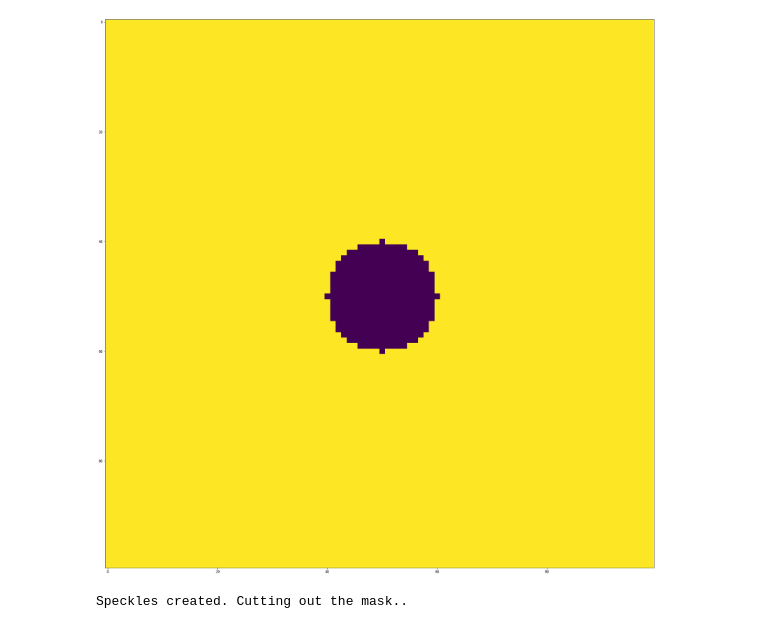
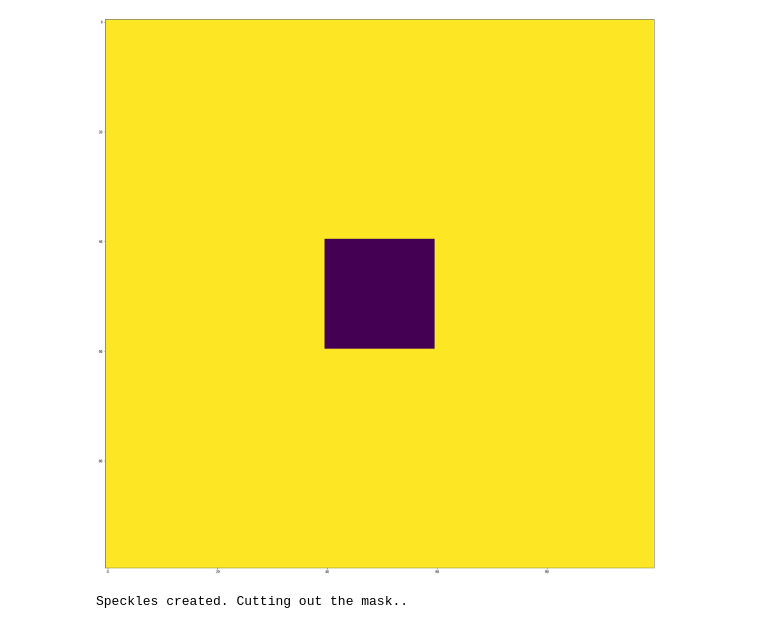
Before and after one commit to ddolzhen/Ghost_Imaging_Scripts, a Jupyter notebook: simulations/numba_optimized_simulation_procedurally_generated_speckles.ipynb, the cells around one changed output. Saved outputs shown, nothing was run; the diff lists cells and outputs as text; code cells hidden in the pictures.

```diff
--- a/simulations/numba_optimized_simulation_procedurally_generated_speckles.ipynb
+++ b/simulations/numba_optimized_simulation_procedurally_generated_speckles.ipynb
@@ -67,38 +67,42 @@ def create_circular_mask(h, w, center=None, radius=None):
         radius = min(center[0], center[1], w-center[0], h-center[1])
 
     Y, X = np.ogrid[:h, :w]
     dist_from_center = np.sqrt((X - center[0])**2 + (Y-center[1])**2)
 
     mask = dist_from_center <= radius
     return mask
 
 
 
 
 
 #Define Mask Shape
 
-mask=np.ndarray(shape=screen_size) #Has to be same size as speckle dataset. 1 for no object, 0 for object
+mask=np.ndarray(shape=screen_size,dtype=int) #Has to be same size as speckle dataset. 1 for no object, 0 for object
 mask.fill(1)
 
 
 #Square
-#mask[40:60,40:60]=0
+mask[40:60,40:60]=0
 
 
 
 #'Wire'
 #mask[49:53,0:100]=0
 
+# Circle
 
-mask=create_circular_mask(screen_size[0],screen_size[1],radius=10)
-mask=np.invert(mask)
+#mask=create_circular_mask(screen_size[0],screen_size[1],radius=10)
+#mask=np.invert(mask)
 
 
 fig, ax = plt.subplots(ncols=1,nrows=1, figsize=(30, 30))
 _=ax.imshow(mask[:,:])
+
+
+anti_mask=np.invert(mask)
 # %% [output]
-[figure, old version]
+[figure, new version]
 # %%
 #This Function creates speckles and speckles_with_mask
 
```
Also changed, not shown: parts of 3 cells of this notebook.
